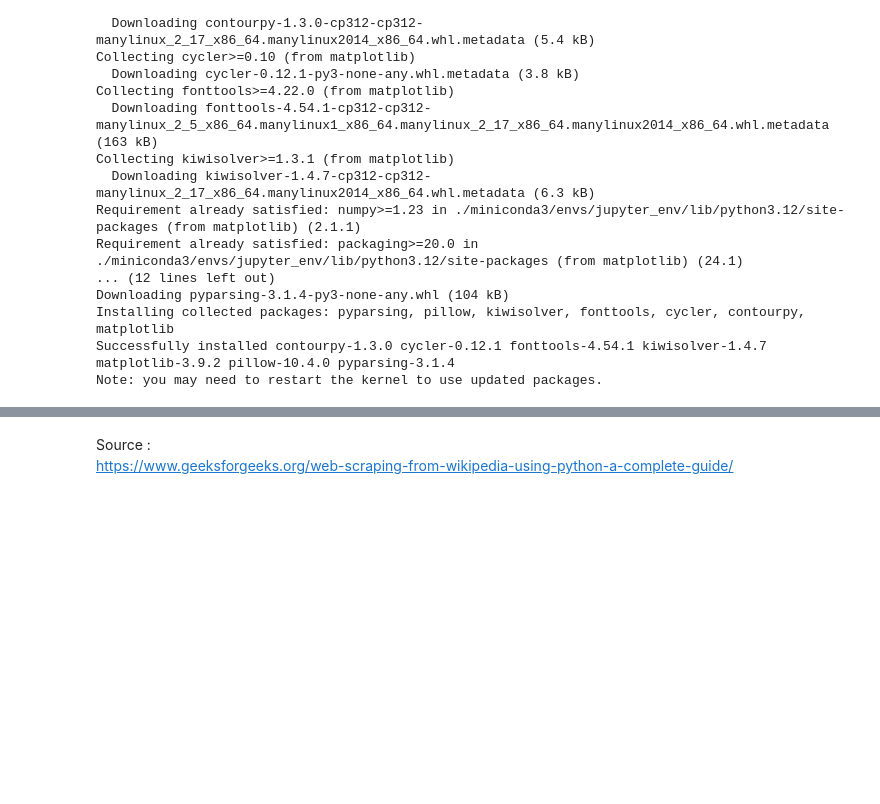
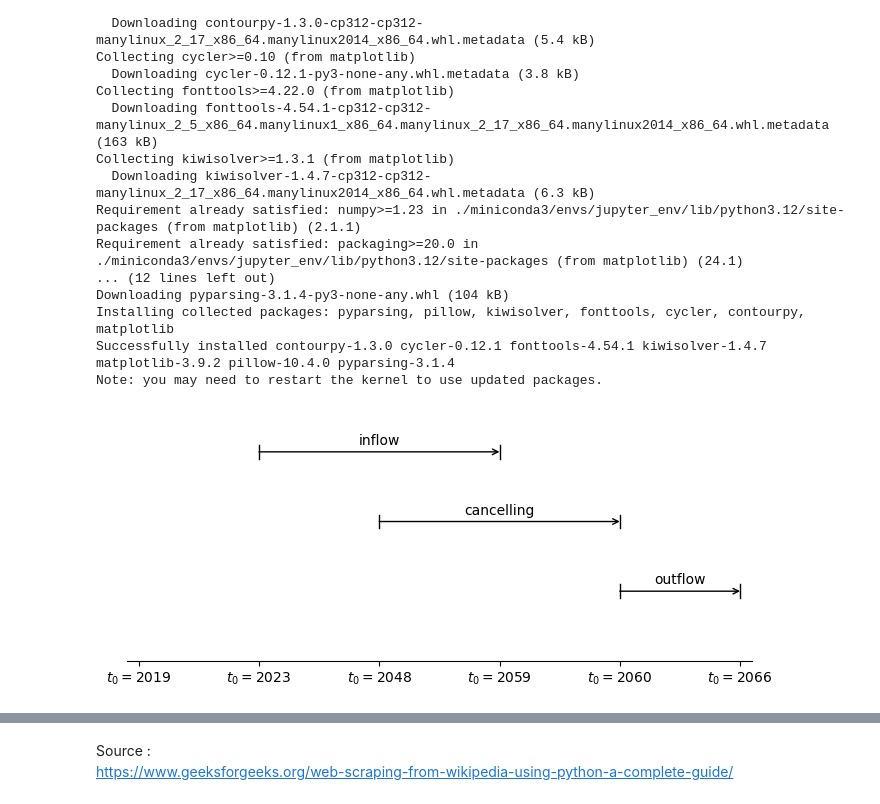
Before and after one commit to GUIAT/Frise-Chronologique-Revolution-Francaise, a Jupyter notebook: Frise Chronologique Revolution Francaise - 20240908.ipynb, the cells around one changed output, grey strips where cells are left out. Saved outputs shown, nothing was run; the diff lists cells and outputs as text; code cells hidden in the pictures; blank space fills up the shorter version.

```diff
--- a/Frise Chronologique Revolution Francaise - 20240908.ipynb
+++ b/Frise Chronologique Revolution Francaise - 20240908.ipynb
@@ -252,3 +234,46 @@ Downloading pyparsing-3.1.4-py3-none-any.whl (104 kB)
 Installing collected packages: pyparsing, pillow, kiwisolver, fonttools, cycler, contourpy, matplotlib
 Successfully installed contourpy-1.3.0 cycler-0.12.1 fonttools-4.54.1 kiwisolver-1.4.7 matplotlib-3.9.2 pillow-10.4.0 pyparsing-3.1.4
 Note: you may need to restart the kernel to use updated packages.
+# %%
+import matplotlib.pyplot as plt
+import numpy as np
+
+fig = plt.figure(figsize=(7, 3))
+ax = fig.add_subplot()
+
+xvalues = [0, 1, 2, 3, 4, 5]
+xlabels = [r'$t_0 = 2019$', r'$t_0 = 2023$', r'$t_0 = 2048$', r'$t_0 = 2059$', r'$t_0 = 2060$', r'$t_0 = 2066$']
+tickheight = 0.1
+
+ax.annotate("", (4, 1), (5, 1), arrowprops={'arrowstyle':'<-', 'shrinkA': 0, 'shrinkB': 0})
+ax.plot([4, 4], [1 - tickheight, 1 + tickheight], c='k', lw=1)
+ax.plot([5, 5], [1 - tickheight, 1 + tickheight], c='k', lw=1)
+ax.text(4.5, 1.1, 'outflow', ha='center', va='baseline')
+
+ax.annotate("", (2, 2), (4, 2), arrowprops={'arrowstyle':'<-', 'shrinkA': 0, 'shrinkB': 0})
+ax.plot([2, 2], [2 - tickheight, 2 + tickheight], c='k', lw=1)
+ax.plot([4, 4], [2 - tickheight, 2 + tickheight], c='k', lw=1)
+ax.text(3, 2.1, 'cancelling', ha='center', va='baseline')
+
+ax.annotate("", (1, 3), (3, 3), arrowprops={'arrowstyle':'<-', 'shrinkA': 0, 'shrinkB': 0})
+ax.plot([1, 1], [3 - tickheight, 3 + tickheight], c='k', lw=1)
+ax.plot([3, 3], [3 - tickheight, 3 + tickheight], c='k', lw=1)
+ax.text(2, 3.1, 'inflow', ha='center', va='baseline')
+
+ax.spines['top'].set_visible(False)
+ax.spines['left'].set_visible(False)
+ax.spines['right'].set_visible(False)
+
+ax.set_xticks(xvalues)
+ax.set_xticklabels(xlabels)
+
+plt.xlim(-0.1, 5.1)
+plt.ylim(0, 3.5)
+
+plt.yticks([])
+
+plt.tight_layout()
+
+plt.show()
+# %% [output]
+[figure, added]
```
Also changed, not shown: parts of 4 cells of this notebook.
